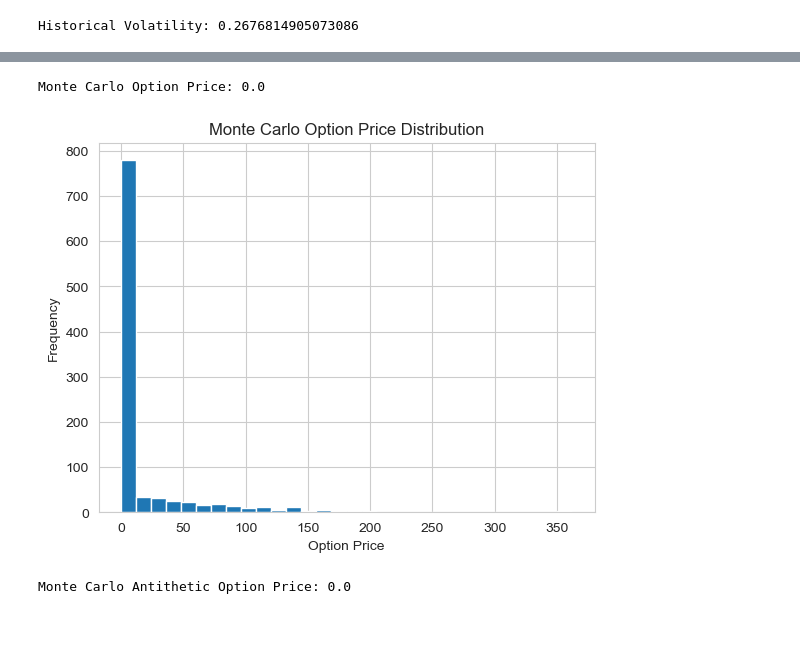
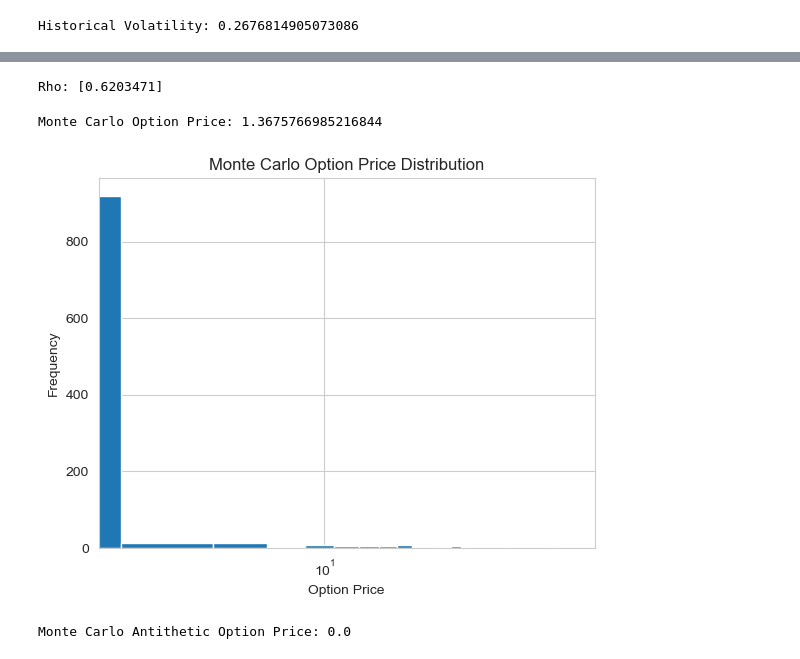
Before and after one commit to jacobfa/MATH512, a Jupyter notebook: Project 5/project5.ipynb, the cells around one changed output, grey strips where cells are left out. Saved outputs shown, nothing was run; the diff lists cells and outputs as text; code cells hidden in the pictures; blank space fills up the shorter version.

```diff
--- a/Project 5/project5.ipynb
+++ b/Project 5/project5.ipynb
@@ -50,9 +55,17 @@ Historical Volatility: 0.2676814905073086
 prices = data
 r = 0.05
 S0 = prices[-1]
+print('Current Price:', S0)
 K = S0 + 50
-# get days until expiration
-days = (datetime.datetime(2024, 6, 21) - datetime.datetime(2022, 6, 21)).days
+# days until june 21 (trading days)
+def trading_days_until_june_21():
+    today = datetime.date.today()
+    june_21 = datetime.date(today.year, 6, 21)
+    if today > june_21:
+        june_21 = datetime.date(today.year + 1, 6, 21)
+    return (june_21 - today).days
+
+days = trading_days_until_june_21()
 T = days / 252
 sigma = volatility
 
@@ -79,6 +92,7 @@ def binomial_tree(S0, K, T, r, sigma, N, option_type='call'):
             option_prices[i, j] = np.exp(-r * dt) * (p * option_prices[i + 1, j] + (1 - p) * option_prices[i + 1, j + 1])
     return option_prices[0, 0]
 
+print("number of trading days until june 21:", days)
 N = 100
 option_price = binomial_tree(S0, K, T, r, sigma, N)
 print('Binomial Tree Option Price:', option_price)
@@ -164,3 +365,37 @@ Rho: [143.63108982]
+# %%
+def rho_call(S, K, T, r, sigma):
+    # return K*T*np.exp(-r*T)*N(d2(S, K, T, r, sigma))
+    return K*T*np.exp(-r*T)*norm.cdf(d2(S, K, T, r, sigma))
+
+def rho_put(S, K, T, r, sigma):
+    # return -K*T*np.exp(-r*T)*N(-d2(S, K, T, r, sigma))
+    return -K*T*np.exp(-r*T)*norm.cdf(-d2(S, K, T, r, sigma))
+
+
+def rho_call_fdm(S, K, T, r, sigma, dr, method='central'):
+    method = method.lower()
+    if method =='central':
+        return (black_scholes(S, K, T, r+dr, sigma) -black_scholes(S, K, T, r-dr, sigma))/\
+                        (2*dr)
+    elif method == 'forward':
+        return (black_scholes(S, K, T, r+dr, sigma) - black_scholes(S, K, T, r, sigma))/dr
+    elif method == 'backward':
+        return (black_scholes(S, K, T, r, sigma) - black_scholes(S, K, T, r-dr, sigma))/dr
+
+def rho_put_fdm(S, K, T, r, sigma, dr, method='central'):
+    method = method.lower()
+    if method =='central':
+        return (black_scholes(S, K, T, r+dr, sigma,  option_type='put') -black_scholes(S, K, T, r-dr, sigma, option_type='put'))/\
+                        (2*dr)
+    elif method == 'forward':
+        return (black_scholes(S, K, T, r+dr, sigma, option_type='put') - black_scholes(S, K, T, r, sigma, option_type='put'))/dr
+    elif method == 'backward':
+        return (black_scholes(S, K, T, r, sigma, option_type='put') - black_scholes(S, K, T, r-dr, sigma, option_type='put'))/dr
+
+val = rho_call(S, K, T, r, sigma)
+print('Rho:', val)
+# %% [output]
+Rho: [0.6203471]
 # %%
 # Use a simple Monte Carlo method to estimate the price of a Jun 2024 European call option, where 𝑟 = 0.05
 # 𝑆0 = 𝑐𝑢𝑟𝑟𝑒𝑛𝑡 𝑝𝑟𝑖𝑐𝑒 ,𝐾 = 𝑆0 + $50. Compare your answer with parts b) and e)
@@ -168,37 +403,38 @@ Rho: [143.63108982]
 def monte_carlo(S0, K, T, r, sigma, N, option_type='call'):
     dt = T / N
     prices = np.zeros(N + 1)
     prices[0] = S0[0] if isinstance(S0, np.ndarray) else S0
     for i in range(1, N + 1):
         prices[i] = prices[i - 1] * np.exp((r - 0.5 * sigma**2) * dt + sigma * np.sqrt(dt) * np.random.normal())
     if option_type == 'call':
         payoff = np.maximum(prices[-1] - K, 0)
     else:
         payoff = np.maximum(K - prices[-1], 0)
     price = np.exp(-r * T) * np.mean(payoff)
     return price
 
 S0 = prices[-1]
 K = S0 + 50
 T = days / 252
 r = 0.05
 sigma = volatility
 N = 1000
 
-option_price = monte_carlo(S0, K, T, r, sigma, N)
+option_price = monte_carlo(S0, K, T, r, sigma, N, option_type='call')
 
 # plot a histogram of the option prices
-option_prices = [monte_carlo(S0, K, T, r, sigma, N) for _ in range(1000)]
+option_prices = [monte_carlo(S0, K, T, r, sigma, N, option_type='call') for _ in range(1000)]
 print('Monte Carlo Option Price:', np.mean(option_prices))
 
 plt.hist(option_prices, bins=30)
+plt.xscale('log')
 plt.xlabel('Option Price')
 plt.ylabel('Frequency')
 plt.title('Monte Carlo Option Price Distribution')
 plt.show()
 # %% [output]
-Monte Carlo Option Price: 0.0
+Monte Carlo Option Price: 1.3675766985216844
-[figure, old version]
+[figure, new version]
 # %%
 # g) Use a Monte Carlo method with Antithetic variates to estimate the price of a Jun 2024 European call option,
 # where 𝑟 = 0.05 , 𝑆0 = 𝑐𝑢𝑟𝑟𝑒𝑛𝑡 𝑝𝑟𝑖𝑐𝑒 ,𝐾 = 𝑆0 + $50.
```
Also changed, not shown: parts of 15 cells of this notebook, 29 other files.
